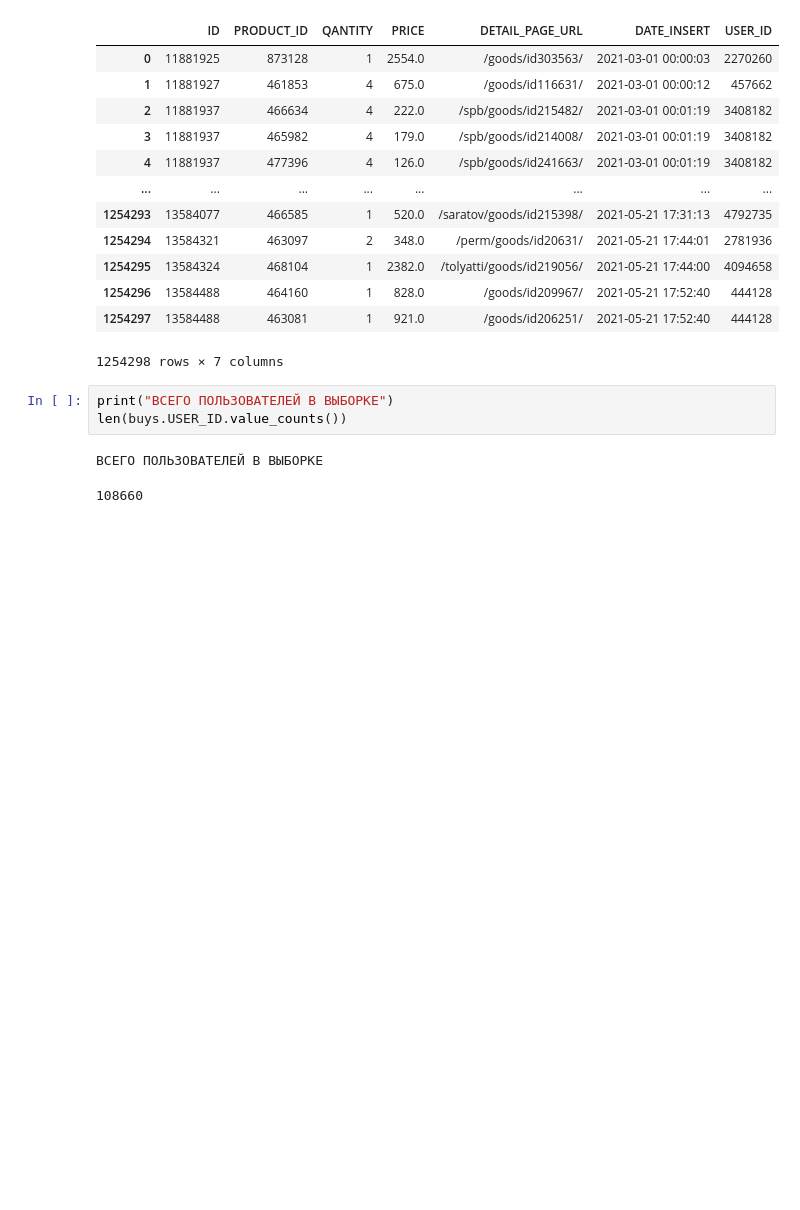
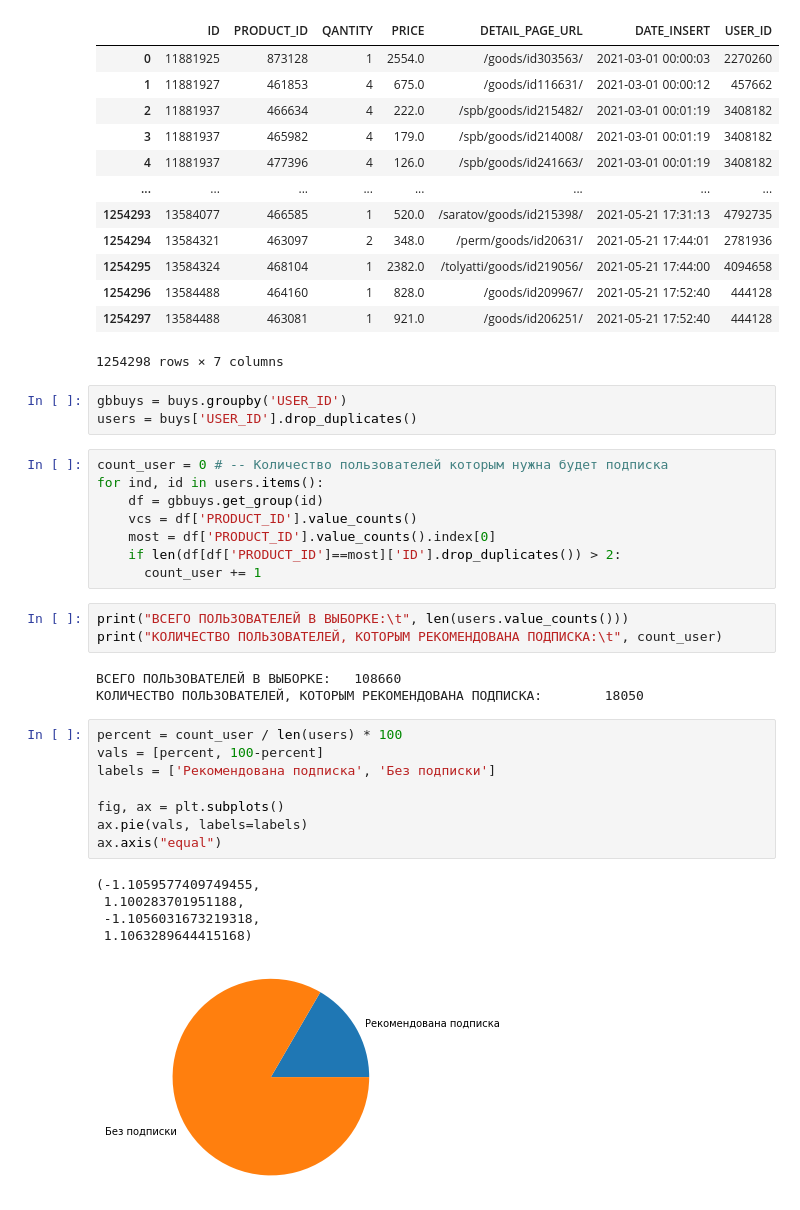
Before and after one commit to StalkerVrk/EAPTEKA_HACK, a Jupyter notebook: analysdata.ipynb, the cells around one changed output. Saved outputs shown, nothing was run; the diff lists cells and outputs as text; blank space fills up the shorter version.

```diff
--- a/analysdata.ipynb
+++ b/analysdata.ipynb
@@ -152,9 +155,34 @@ buys
 | 1254296 | 13584488 | 464160 | 1 | 828.0 | /goods/id209967/ | 2021-05-21 17:52:40 | 444128 |
 | 1254297 | 13584488 | 463081 | 1 | 921.0 | /goods/id206251/ | 2021-05-21 17:52:40 | 444128 |
 1254298 rows × 7 columns
+# %%
+gbbuys = buys.groupby('USER_ID')
+users = buys['USER_ID'].drop_duplicates()
+# %%
+count_user = 0 # -- Количество пользователей которым нужна будет подписка
+for ind, id in users.items():
+    df = gbbuys.get_group(id)
+    vcs = df['PRODUCT_ID'].value_counts()
+    most = df['PRODUCT_ID'].value_counts().index[0]
+    if len(df[df['PRODUCT_ID']==most]['ID'].drop_duplicates()) > 2:
+      count_user += 1
 # %%
-print("ВСЕГО ПОЛЬЗОВАТЕЛЕЙ В ВЫБОРКЕ")
-len(buys.USER_ID.value_counts())
+print("ВСЕГО ПОЛЬЗОВАТЕЛЕЙ В ВЫБОРКЕ:\t", len(users.value_counts()))
+print("КОЛИЧЕСТВО ПОЛЬЗОВАТЕЛЕЙ, КОТОРЫМ РЕКОМЕНДОВАНА ПОДПИСКА:\t", count_user)
 # %% [output]
-ВСЕГО ПОЛЬЗОВАТЕЛЕЙ В ВЫБОРКЕ
+ВСЕГО ПОЛЬЗОВАТЕЛЕЙ В ВЫБОРКЕ:   108660
+КОЛИЧЕСТВО ПОЛЬЗОВАТЕЛЕЙ, КОТОРЫМ РЕКОМЕНДОВАНА ПОДПИСКА:        18050
-108660
+# %%
+percent = count_user / len(users) * 100
+vals = [percent, 100-percent]
+labels = ['Рекомендована подписка', 'Без подписки']
+
+fig, ax = plt.subplots()
+ax.pie(vals, labels=labels)
+ax.axis("equal")
+# %% [output]
+(-1.1059577409749455,
+ 1.100283701951188,
+ -1.1056031673219318,
+ 1.1063289644415168)
+[figure, added]
```
Also changed, not shown: parts of 3 cells of this notebook, 2 other files.
